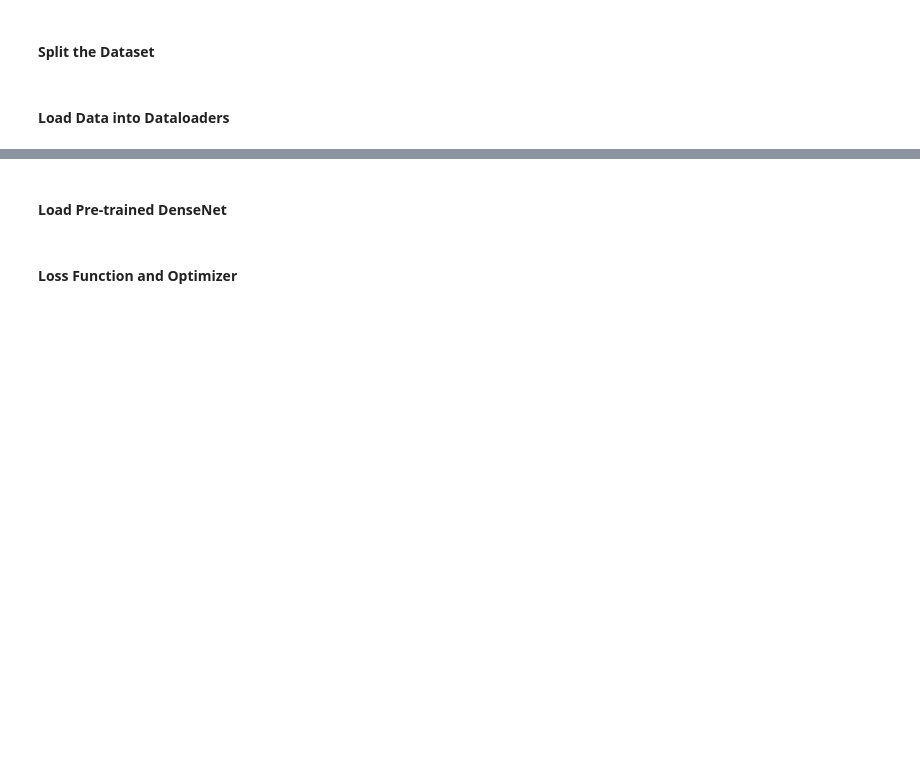
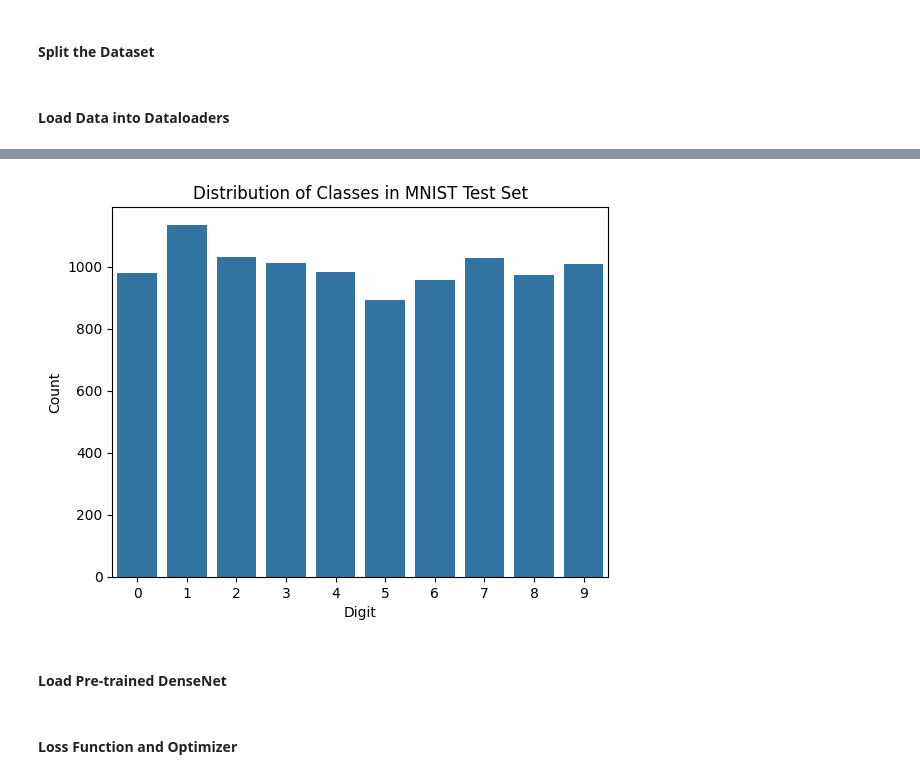
Before and after one commit to Team-Synapse-UoM/DenseNet-Implementation, a Jupyter notebook: main.ipynb, the cells around one changed output, grey strips where cells are left out. Saved outputs shown, nothing was run; the diff lists cells and outputs as text; code cells hidden in the pictures; blank space fills up the shorter version.

```diff
--- a/main.ipynb
+++ b/main.ipynb
@@ -36,3 +61,15 @@ test_loader = DataLoader(test_dataset, batch_size=64, shuffle=False)
+# %%
+import seaborn as sns
+
+# Plotting class distribution
+classes = [label for _, label in test_loader.dataset]
+sns.countplot(x=classes)
+plt.title('Distribution of Classes in MNIST Test Set')
+plt.xlabel('Digit')
+plt.ylabel('Count')
+plt.show()
+# %% [output]
+[figure, added]
 # %% [markdown]
 #### Load Pre-trained DenseNet
 # %%
```
Also changed, not shown: parts of 4 cells of this notebook.
